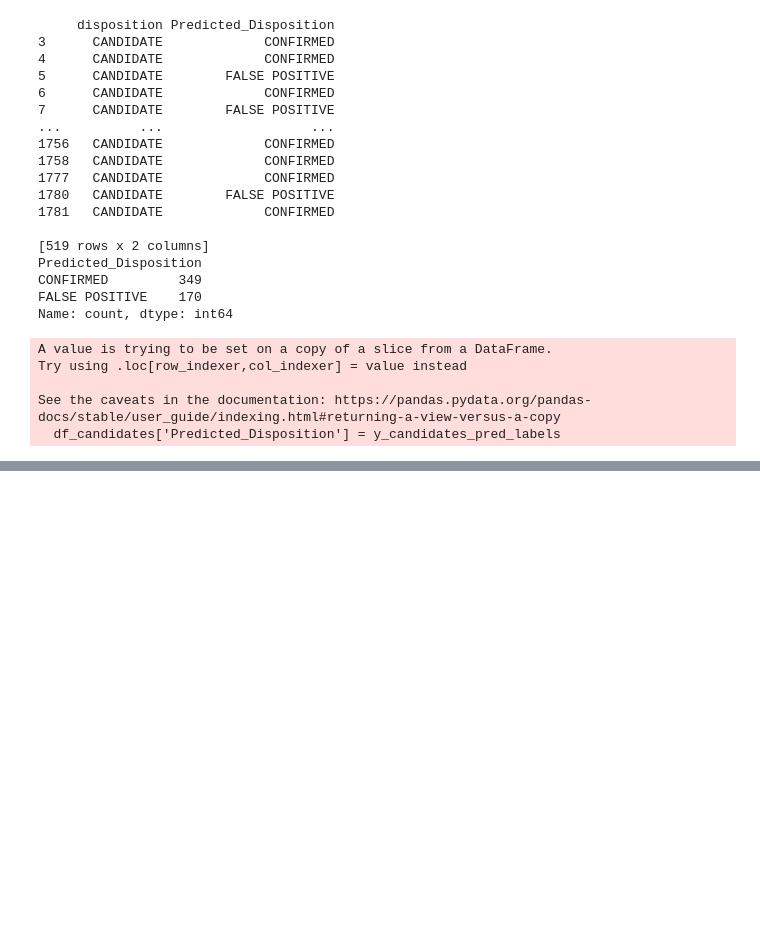
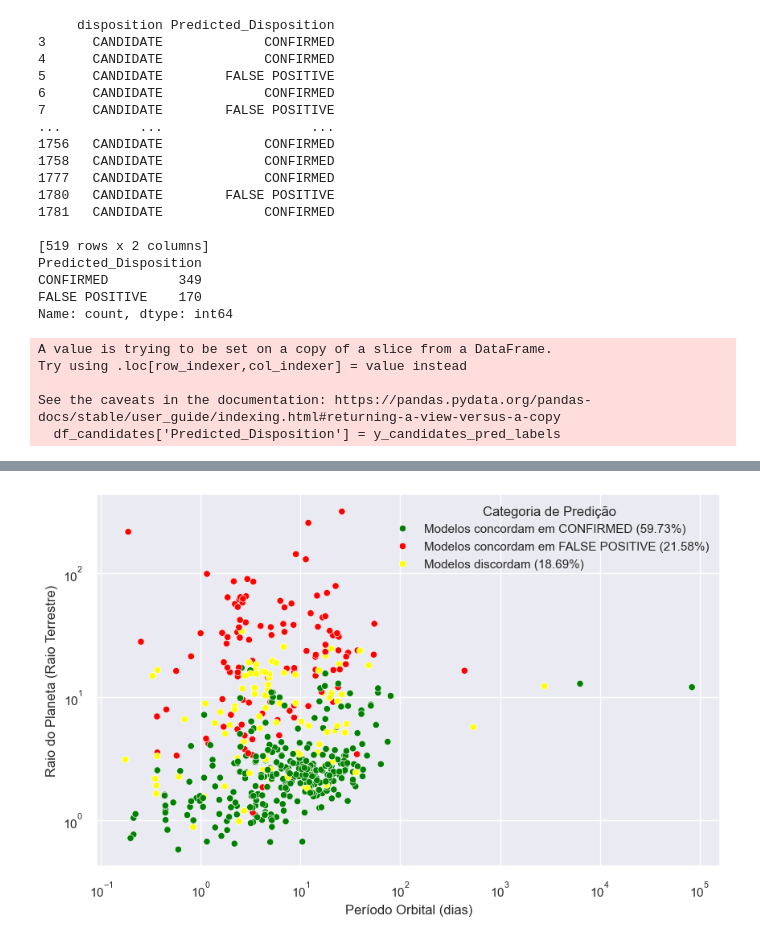
Before and after one commit to albertoseleto/exoplanets-classifier, a Jupyter notebook: thesis.ipynb, the cells around one changed output, grey strips where cells are left out. Cells and saved outputs as stored; diff of their text form; code cells hidden in the pictures; blank space fills up the shorter version.

```diff
--- a/thesis.ipynb
+++ b/thesis.ipynb
@@ -2078,0 +1699,83 @@ KeyError: 'Planet Mass [Mjup]'
+# %%
+# Filtrar o DataFrame para entradas CANDIDATE
+df_candidates = df_k2_filtered2[df_k2_filtered2['disposition'] == 'CANDIDATE']
+
+# Separar as features para os candidatos
+X_candidates = df_candidates[columns]
+
+# Escalar os dados dos candidatos usando o scaler previamente ajustado
+X_candidates_scaled = scaler.transform(X_candidates)
+
+# Fazer previsões nos dados dos candidatos com ambos os modelos
+y_candidates_pred_model1 = model.predict(X_candidates_scaled)
+y_candidates_pred_model2 = knn_model.predict(X_candidates_scaled)
+
+# Mapear as previsões de volta para os rótulos originais
+y_candidates_pred_labels_model1 = label_encoder.inverse_transform(y_candidates_pred_model1)
+y_candidates_pred_labels_model2 = label_encoder.inverse_transform(y_candidates_pred_model2)
+
+# Adicionar as previsões ao DataFrame
+df_candidates['Predicted_Disposition_Model1'] = y_candidates_pred_labels_model1
+df_candidates['Predicted_Disposition_Model2'] = y_candidates_pred_labels_model2
+
+# Categorizar os resultados conforme as regras fornecidas
+def categorize_predictions(row):
+    if row['Predicted_Disposition_Model1'] == 'FALSE POSITIVE' and row['Predicted_Disposition_Model2'] == 'FALSE POSITIVE':
+        return 'Modelos concordam em FALSE POSITIVE'
+    elif row['Predicted_Disposition_Model1'] == 'CONFIRMED' and row['Predicted_Disposition_Model2'] == 'CONFIRMED':
+        return 'Modelos concordam em CONFIRMED'
+    elif row['Predicted_Disposition_Model1'] != row['Predicted_Disposition_Model2']:
+        return 'Modelos discordam'
+    else:
+        return 'other'
+
+df_candidates['Prediction_Category'] = df_candidates.apply(categorize_predictions, axis=1)
+
+# Calcular as quantidades e porcentagens de cada categoria
+total = len(df_candidates)
+count_concordam_confirmed = len(df_candidates[df_candidates['Prediction_Category'] == 'Modelos concordam em CONFIRMED'])
+count_concordam_false_positive = len(df_candidates[df_candidates['Prediction_Category'] == 'Modelos concordam em FALSE POSITIVE'])
+count_discordam = len(df_candidates[df_candidates['Prediction_Category'] == 'Modelos discordam'])
+
+percent_concordam_confirmed = count_concordam_confirmed / total * 100
+percent_concordam_false_positive = count_concordam_false_positive / total * 100
+percent_discordam = count_discordam / total * 100
+
+print(f"Porcentagem de concordância em CONFIRMED: {percent_concordam_confirmed:.2f}% ({count_concordam_confirmed} casos)")
+print(f"Porcentagem de concordância em FALSE POSITIVE: {percent_concordam_false_positive:.2f}% ({count_concordam_false_positive} casos)")
+print(f"Porcentagem de discordância: {percent_discordam:.2f}% ({count_discordam} casos)")
+
+# Adicionar as porcentagens na legenda
+legend_labels = {
+    'Modelos concordam em FALSE POSITIVE': f'Modelos concordam em FALSE POSITIVE ({percent_concordam_false_positive:.2f}%)',
+    'Modelos concordam em CONFIRMED': f'Modelos concordam em CONFIRMED ({percent_concordam_confirmed:.2f}%)',
+    'Modelos discordam': f'Modelos discordam ({percent_discordam:.2f}%)',
+    'other': 'other'
+}
+
+# Plotar os resultados
+plt.figure(figsize=(10, 6))
+sns.scatterplot(
+    data=df_candidates,
+    x='pl_orbper',
+    y='pl_rade',
+    hue='Prediction_Category',
+    palette={
+        'Modelos concordam em FALSE POSITIVE': 'red',
+        'Modelos concordam em CONFIRMED': 'green',
+        'Modelos discordam': 'yellow',
+        'other': 'gray'
+    }
+)
+
+# Atualizar a legenda com as porcentagens
+handles, labels = plt.gca().get_legend_handles_labels()
+new_labels = [legend_labels[label] for label in labels]
+plt.legend(handles=handles, labels=new_labels, title='Categoria de Predição')
+
+plt.xlabel('Período Orbital (dias)')
+plt.ylabel('Raio do Planeta (Raio Terrestre)')
+plt.xscale('log')  # Defina a escala logarítmica se necessário
+plt.yscale('log')  # Defina a escala logarítmica se necessário
+plt.show()
+# %% [output]
@@ -2078,0 +1800 @@ KeyError: 'Planet Mass [Mjup]'
+[figure, added]
```
Also changed, not shown: parts of 30 cells of this notebook.
